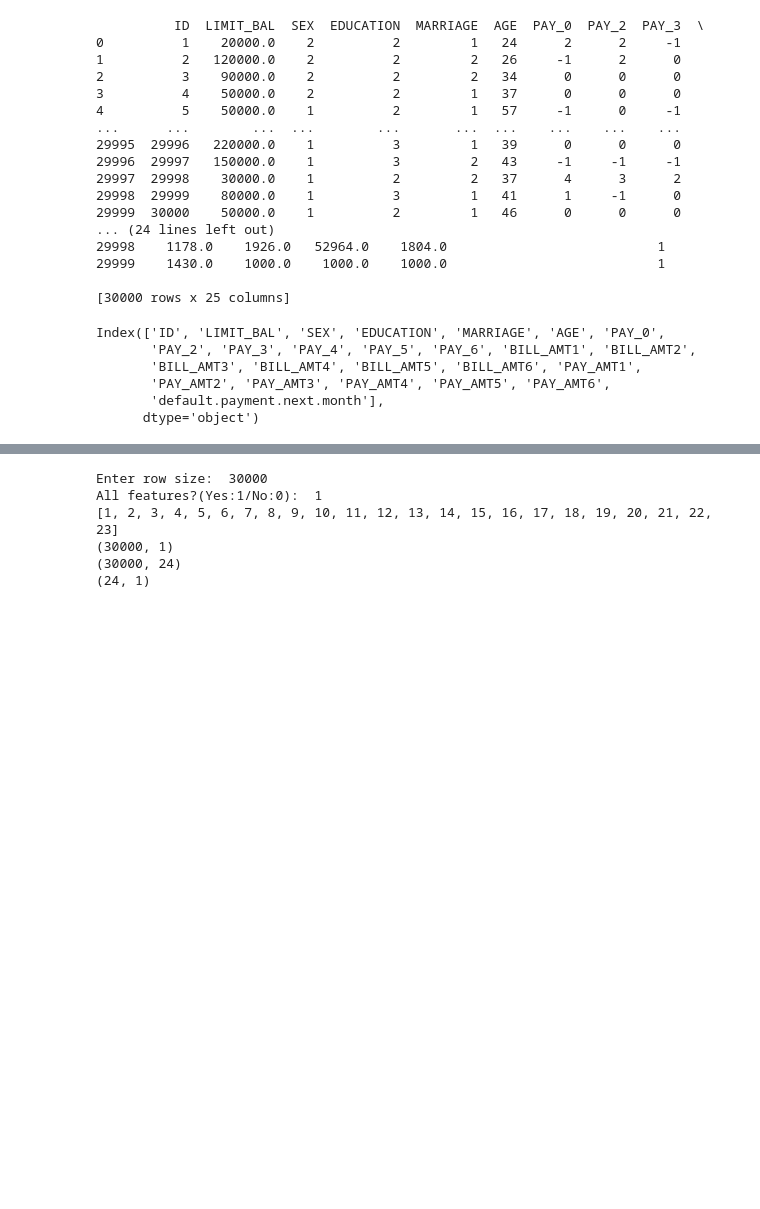
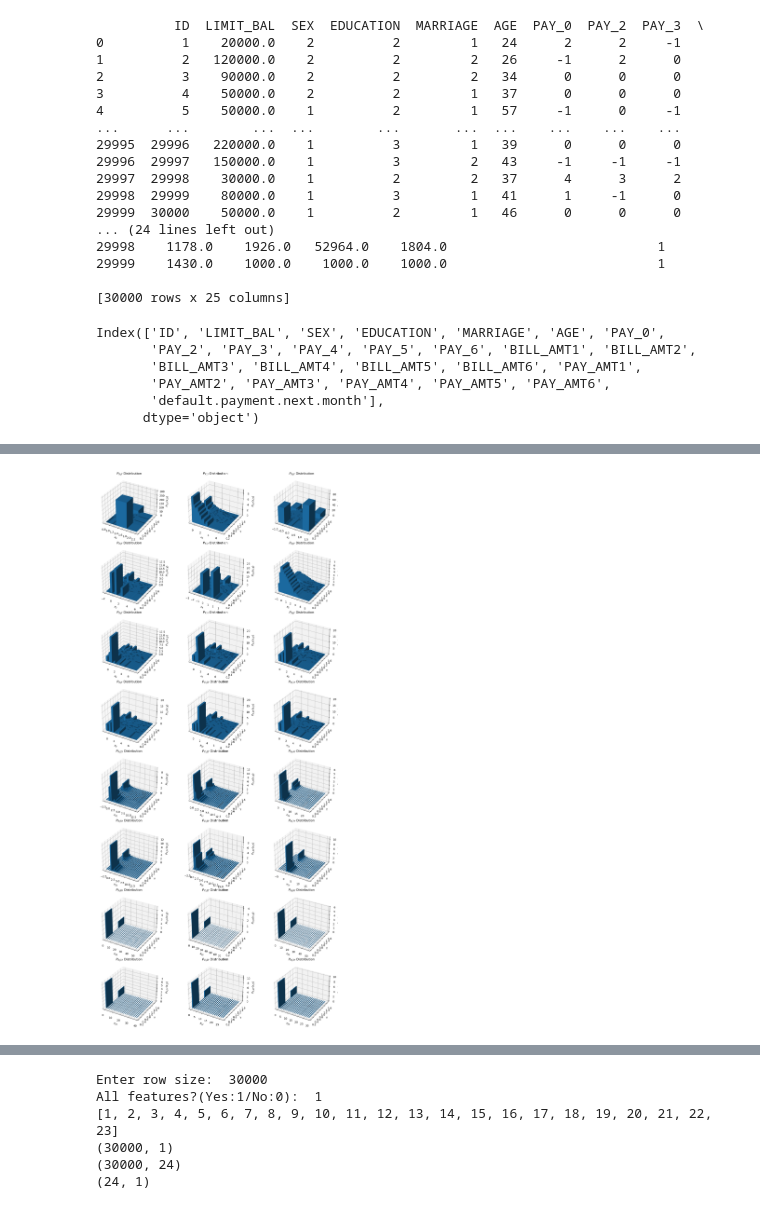
Before and after one commit to metepv/Credit-Card-Default-Project, a Jupyter notebook: LR.ipynb, the cells around one changed output, grey strips where cells are left out. Cells and saved outputs as stored; diff of their text form; code cells hidden in the pictures; blank space fills up the shorter version.

```diff
--- a/LR.ipynb
+++ b/LR.ipynb
@@ -73,0 +116,32 @@ main_response_vector = data['default.payment.next.month'].values
+# %%
+from mpl_toolkits.mplot3d import Axes3D
+
+fig, axs = plt.subplots(8, 3, figsize=(15, 30), subplot_kw={'projection': '3d'})
+
+for i in range(24):
+    row = i // 3
+    col = i % 3
+    x = X_exact[:, i]
+    y = Y_exact[:, 0]
+    hist, xedges, yedges = np.histogram2d(x, y, bins=20, density=True)  # Normalize to sum up to 1
+
+    xpos, ypos = np.meshgrid(xedges[:-1] + 0.25, yedges[:-1] + 0.25, indexing="ij")
+    xpos = xpos.ravel()
+    ypos = ypos.ravel()
+    zpos = 0
+
+    dx = dy = 0.5 * np.ones_like(zpos)
+    dz = hist.ravel()
+
+    ax = axs[row, col]  # Indexing the subplot
+
+    ax.bar3d(xpos, ypos, zpos, dx, dy, dz, zsort='average')
+    ax.set_xlabel(f'$x_{{{i}}}$')
+    ax.set_ylabel('Y')
+    ax.set_zlabel(fr'$P_{{X_{i}Y}}$(x,y)')
+    ax.set_title(fr'$P_{{X_{i}Y}}$ Distribution')
+
+plt.tight_layout()
+plt.show()
+# %% [output]
+[figure, added]
```
Also changed, not shown: parts of 17 cells of this notebook.
